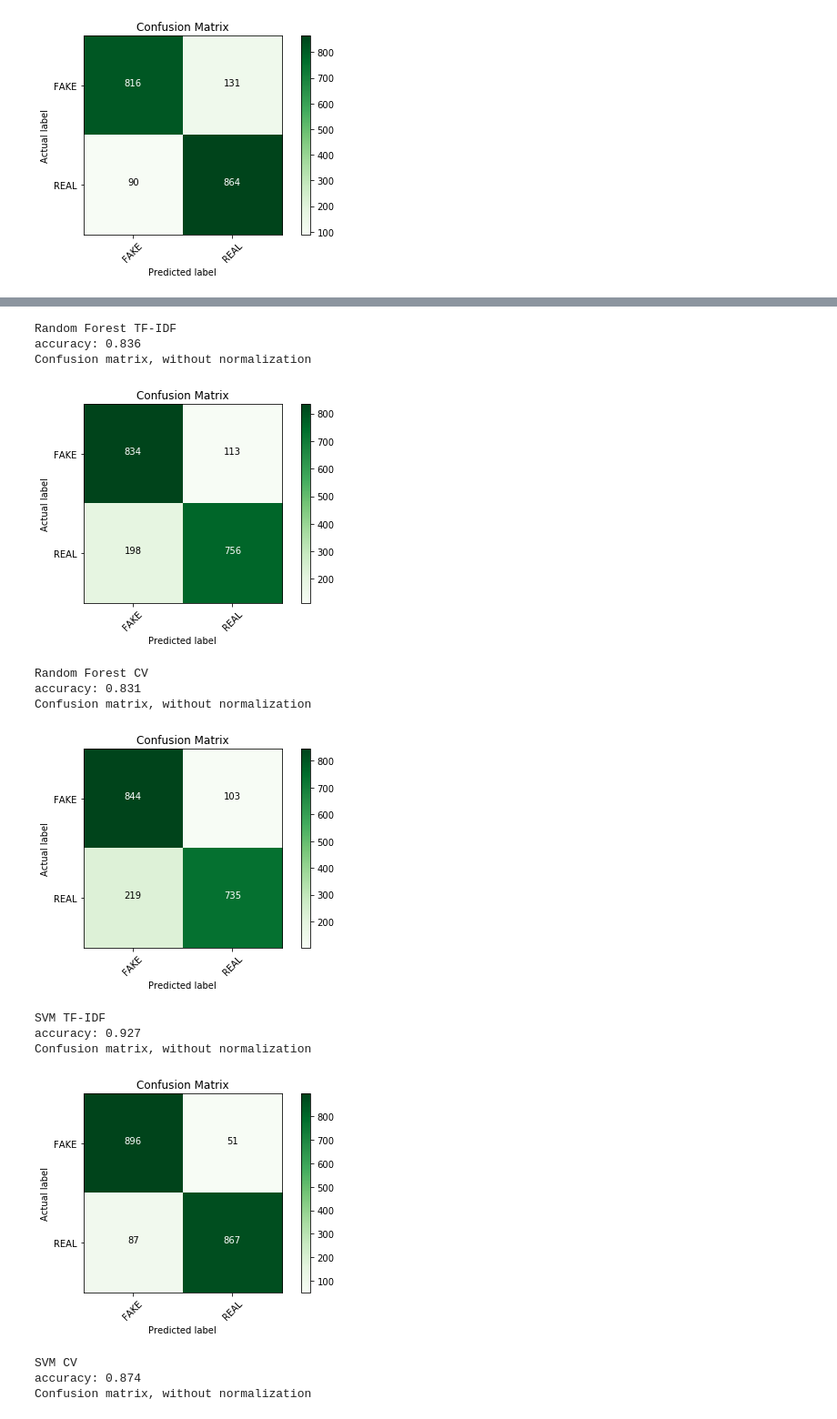
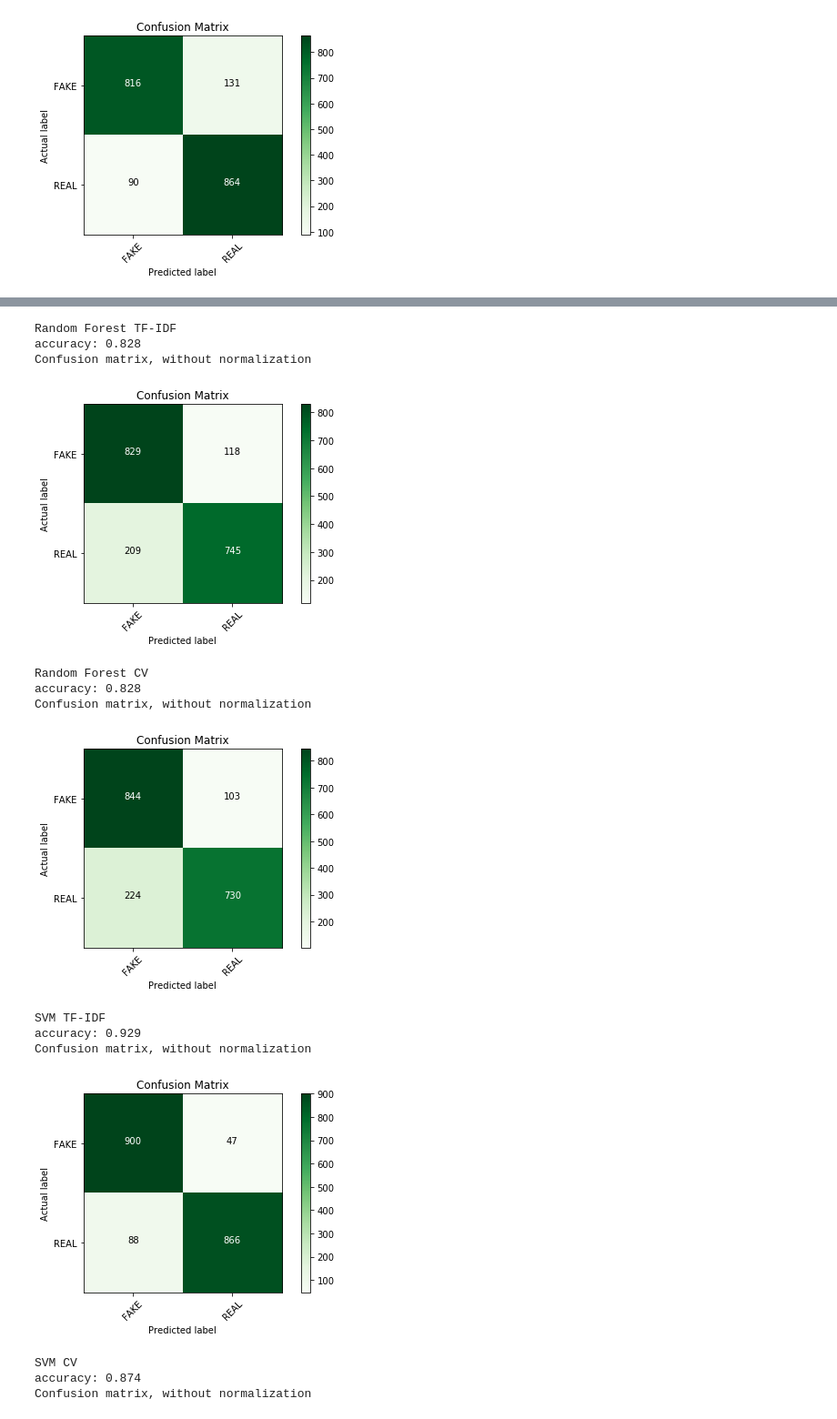
Before and after one commit to LinghanX/Project_Veritas, a Jupyter notebook: project/FakeNews.ipynb, the cells around one changed output, grey strips where cells are left out. Shown at 91% size. Drawn from its saved outputs; the diff is of its cells as text; code cells hidden in the pictures.

```diff
--- a/project/FakeNews.ipynb
+++ b/project/FakeNews.ipynb
@@ -109,9 +70,11 @@ from nltk.corpus import stopwords
 from nltk.tokenize import RegexpTokenizer
 from nltk.corpus import stopwords
 from nltk.stem.porter import PorterStemmer
-from nltk.stem.porter import PorterStemmer
+# from tqdm import tqdm
+# tqdm.pandas(desc='progress-bar')
 import string
 
+## Preprocess the data - lowercase, tokenize, remove stop words and punctuation, stemming
 stemmer = PorterStemmer()
 def stem_tokens(tokens, stemmer):
     stemmed = []
@@ -132,7 +95,7 @@ countTrain = countVectorizer.fit_transform(xTrain)
 countTest = countVectorizer.transform(xTest)
 
 # Build TF-IDF
-tfidfVectorizer = TfidfVectorizer(tokenizer=tokenize, lowercase=True, stop_words='english', max_df=0.7)
+tfidfVectorizer = TfidfVectorizer(tokenizer=tokenize, lowercase=True, stop_words='english') #, max_df=0.7
 tfidfTrain = tfidfVectorizer.fit_transform(xTrain)
 tfidfTest = tfidfVectorizer.transform(xTest)
 # %%
@@ -247,46 +210,46 @@ from sklearn.ensemble import RandomForestClassifier
 
 clf = RandomForestClassifier(n_jobs=2)
 clf.fit(tfidfTrain, yTrain)
-pred = clf.predict(tfidfTest)
-score = metrics.accuracy_score(yTest, pred)
+predictions = clf.predict(tfidfTest)
+score = metrics.accuracy_score(yTest, predictions)
 print("Random Forest TF-IDF")
 print("accuracy: %0.3f" % score)
-cm = metrics.confusion_matrix(yTest, pred, labels=['FAKE', 'REAL'])
+cm = metrics.confusion_matrix(yTest, predictions, labels=['FAKE', 'REAL'])
 plot_confusion_matrix(cm, classes=['FAKE', 'REAL'])
 # %% [output]
 Random Forest TF-IDF
-accuracy: 0.836
+accuracy: 0.828
 Confusion matrix, without normalization
 [figure]
 # %%
 from sklearn.ensemble import RandomForestClassifier
 clf = RandomForestClassifier(n_jobs=2)
 clf.fit(countTrain, yTrain)
-pred = clf.predict(countTest)
-score = metrics.accuracy_score(yTest, pred)
+predictions = clf.predict(countTest)
+score = metrics.accuracy_score(yTest, predictions)
 print("Random Forest CV")
 print("accuracy: %0.3f" % score)
-cm = metrics.confusion_matrix(yTest, pred, labels=['FAKE', 'REAL'])
+cm = metrics.confusion_matrix(yTest, predictions, labels=['FAKE', 'REAL'])
 plot_confusion_matrix(cm, classes=['FAKE', 'REAL'])
 # %% [output]
 Random Forest CV
-accuracy: 0.831
+accuracy: 0.828
 Confusion matrix, without normalization
 [figure]
 # %%
 import sklearn.svm
 clf = sklearn.svm.LinearSVC().fit(tfidfTrain,yTrain)
-pred = clf.predict(tfidfTest)
-score = metrics.accuracy_score(yTest, pred)
+predictions = clf.predict(tfidfTest)
+score = metrics.accuracy_score(yTest, predictions)
 print("SVM TF-IDF")
 print("accuracy: %0.3f" % score)
-cm = metrics.confusion_matrix(yTest, pred, labels=['FAKE', 'REAL'])
+cm = metrics.confusion_matrix(yTest, predictions, labels=['FAKE', 'REAL'])
 plot_confusion_matrix(cm, classes=['FAKE', 'REAL'])
 # %% [output]
 SVM TF-IDF
-accuracy: 0.927
+accuracy: 0.929
 Confusion matrix, without normalization
-[figure, old version]
+[figure, new version]
 # %%
 import sklearn.svm
 clf = sklearn.svm.LinearSVC().fit(countTrain,yTrain)
```
Also changed, not shown: parts of 8 cells of this notebook, 24 other files.
